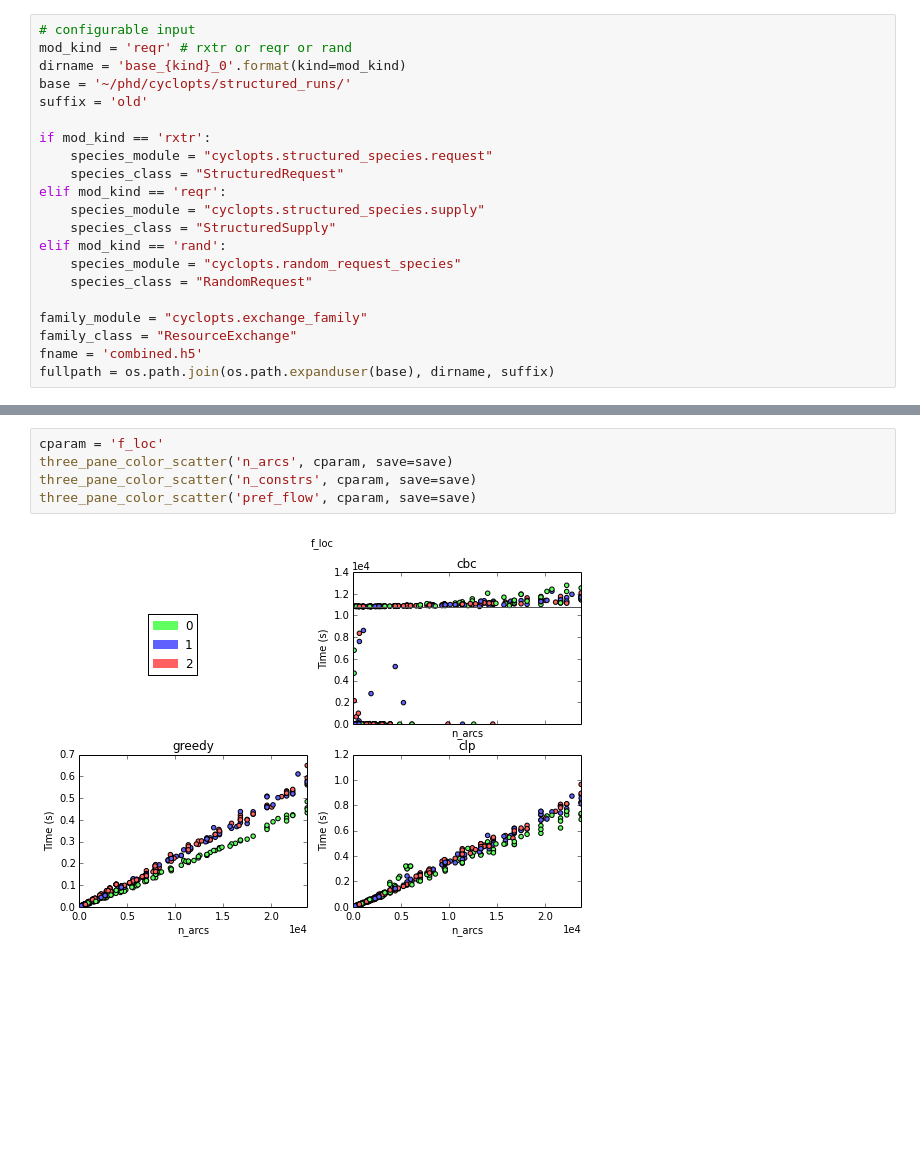
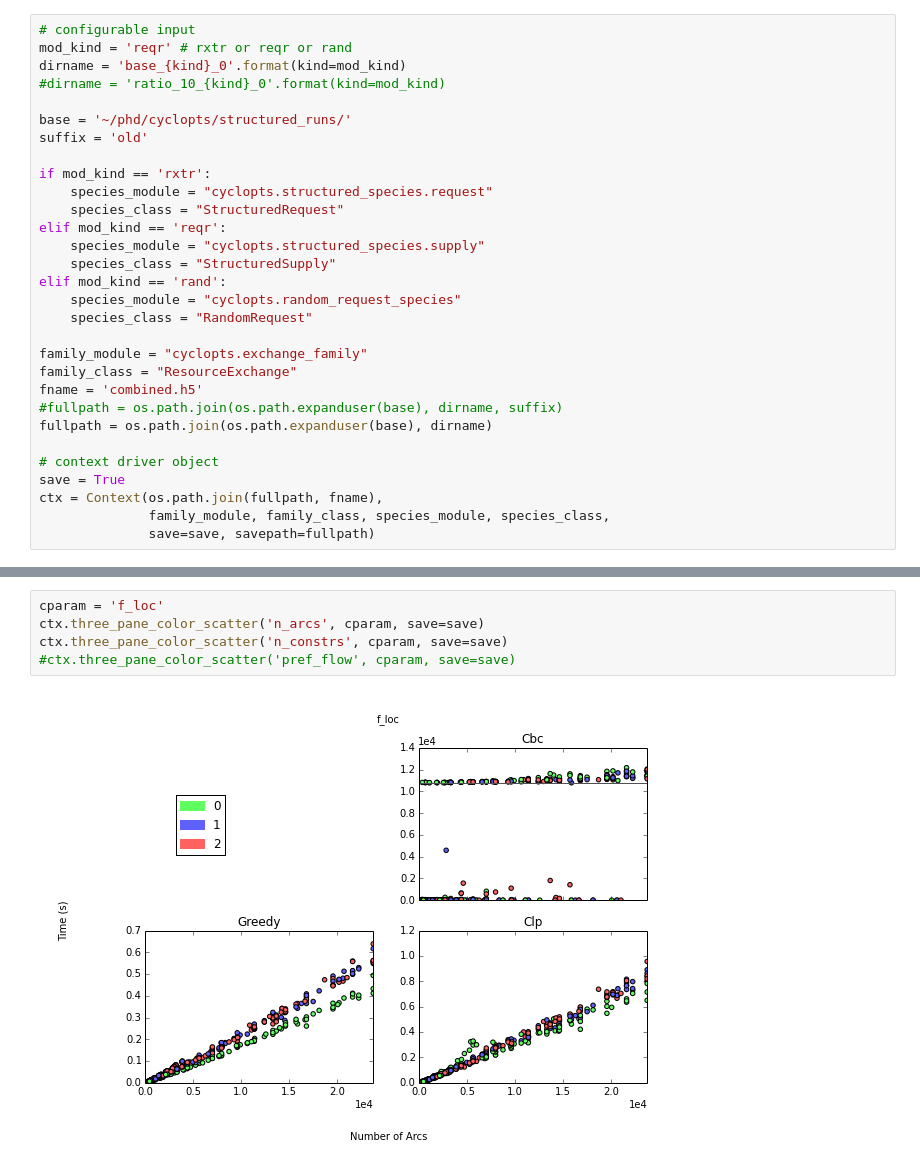
Before and after one commit to gidden/cyclopts, a Jupyter notebook: nbs/General Experimental Analysis.ipynb, the cells around one changed output, grey strips where cells are left out. Saved outputs shown, nothing was run; the diff lists cells and outputs as text; blank space fills up the shorter version.

```diff
--- a/nbs/General Experimental Analysis.ipynb
+++ b/nbs/General Experimental Analysis.ipynb
@@ -22,6 +19,8 @@ The autoreload extension is already loaded. To reload it, use:
 # configurable input
 mod_kind = 'reqr' # rxtr or reqr or rand
 dirname = 'base_{kind}_0'.format(kind=mod_kind)
+#dirname = 'ratio_10_{kind}_0'.format(kind=mod_kind)
+
 base = '~/phd/cyclopts/structured_runs/'
 suffix = 'old'
 
@@ -38,4 +37,11 @@ elif mod_kind == 'rand':
 family_module = "cyclopts.exchange_family"
 family_class = "ResourceExchange"
 fname = 'combined.h5'
-fullpath = os.path.join(os.path.expanduser(base), dirname, suffix)
+#fullpath = os.path.join(os.path.expanduser(base), dirname, suffix)
+fullpath = os.path.join(os.path.expanduser(base), dirname)
+
+# context driver object
+save = True
+ctx = Context(os.path.join(fullpath, fname),
+              family_module, family_class, species_module, species_class,
+              save=save, savepath=fullpath)
@@ -178,7 +63,7 @@ three_pane_color_scatter('pref_flow', cparam, save=save)
 # %%
 cparam = 'f_loc'
-three_pane_color_scatter('n_arcs', cparam, save=save)
-three_pane_color_scatter('n_constrs', cparam, save=save)
-three_pane_color_scatter('pref_flow', cparam, save=save)
+ctx.three_pane_color_scatter('n_arcs', cparam, save=save)
+ctx.three_pane_color_scatter('n_constrs', cparam, save=save)
+#ctx.three_pane_color_scatter('pref_flow', cparam, save=save)
 # %% [output]
-[figure, old version]
+[figure, new version]
```
Also changed, not shown: parts of 14 cells of this notebook.
